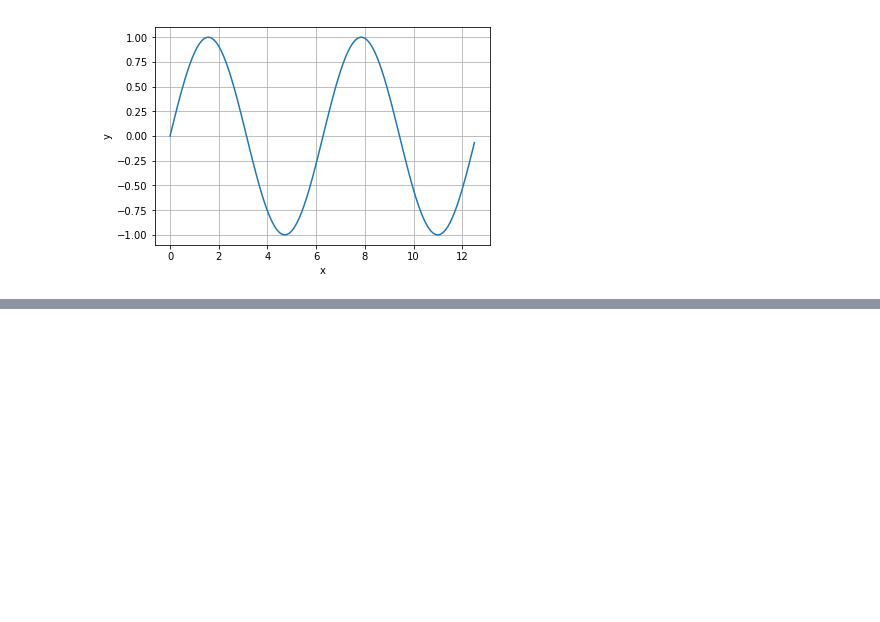
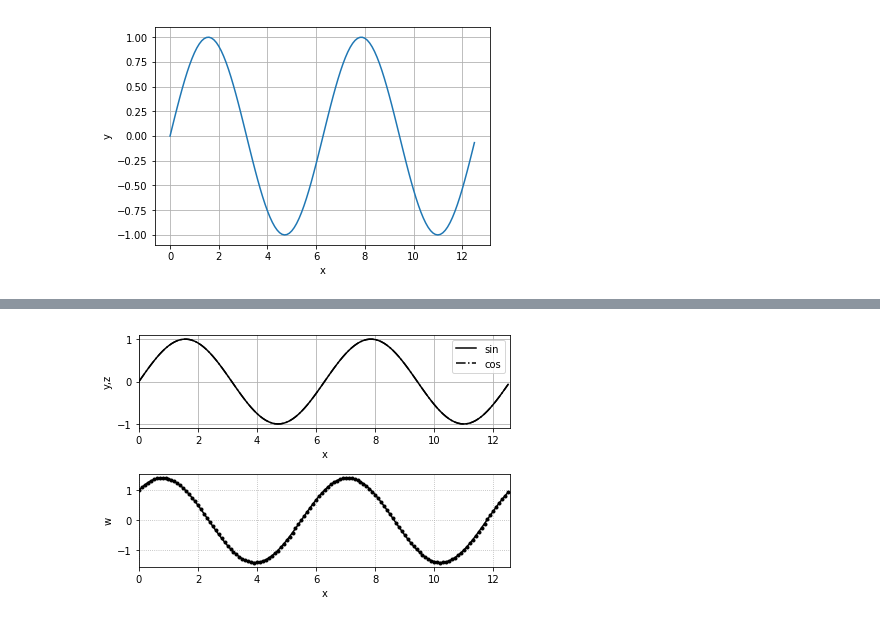
Before and after one commit to AsahiTsuruo/control_engineering, a Jupyter notebook: intro_python.ipynb, the cells around one changed output, grey strips where cells are left out. Saved outputs shown, nothing was run; the diff lists cells and outputs as text; code cells hidden in the pictures; blank space fills up the shorter version.

```diff
--- a/intro_python.ipynb
+++ b/intro_python.ipynb
@@ -92,0 +110,23 @@ AttributeError: 'AxesSubplot' object has no attribute 'show'
+# %%
+fig,ax = plt.subplots(2,1)
+x = np.arange(0,4*np.pi,0.1)
+y = np.sin(x)
+z = np.cos(x)
+w = y + z
+
+ax[0].plot(x,y,ls="-",label="sin",c="k")
+ax[0].plot(x,y,ls="-.",label="cos",c="k")
+ax[0].set_xlabel("x")
+ax[0].set_ylabel("y,z")
+ax[0].set_xlim(0,4*np.pi)
+ax[0].grid()
+ax[0].legend()
+
+ax[1].plot(x,w,color="k",marker=".")
+ax[1].set_xlabel("x")
+ax[1].set_ylabel("w")
+ax[1].set_xlim(0,4*np.pi)
+ax[1].grid(ls=":")
+fig.tight_layout()
+# %% [output]
+[figure, added]
```
Also changed, not shown: parts of 10 cells of this notebook, 1 other file.
